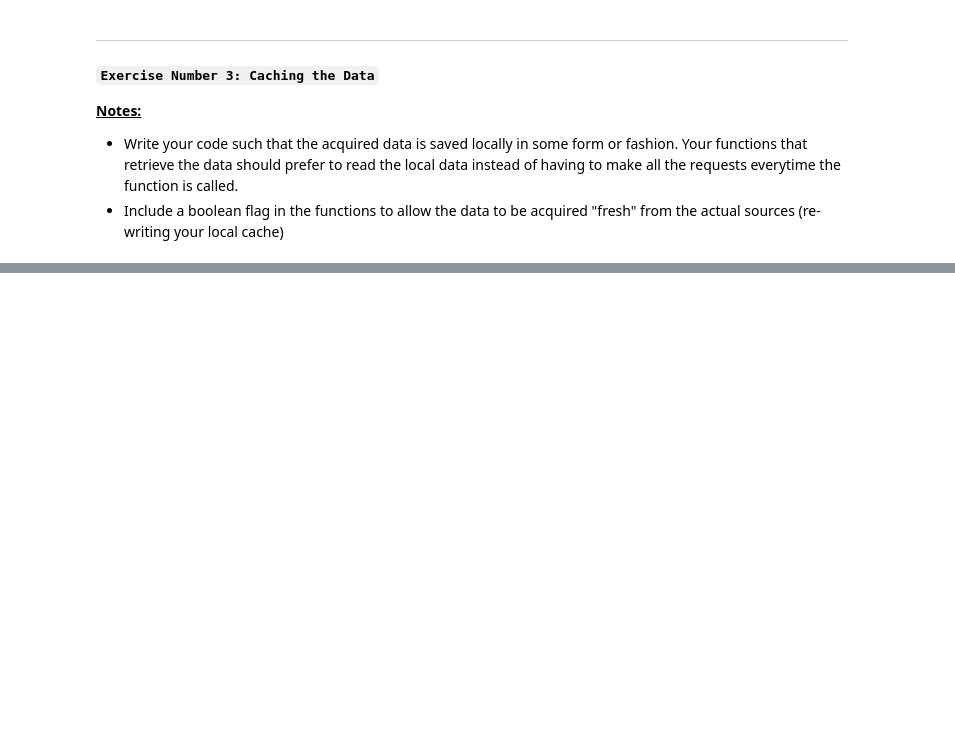
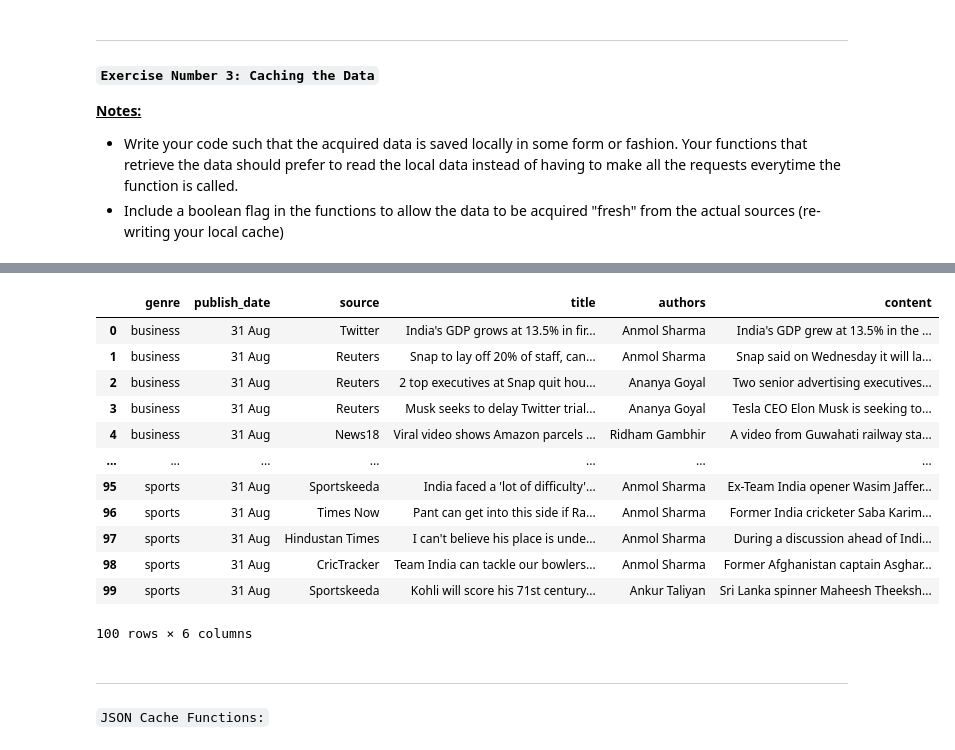
Before and after one commit to mijailmariano/natural-language-processing-exercises, a Jupyter notebook: web_scrapping.ipynb, the cells around one changed output, grey strips where cells are left out. Saved outputs shown, nothing was run; the diff lists cells and outputs as text; code cells hidden in the pictures; blank space fills up the shorter version.

```diff
--- a/web_scrapping.ipynb
+++ b/web_scrapping.ipynb
@@ -470,0 +894,5 @@ dataframe shape: (25, 5)
+# %%
+# let's test this function
+
+inshort_ent = get_news_articles('https://inshorts.com/en/read/entertainment')
+inshort_ent.head() # checks out!
@@ -470,0 +907,5 @@ dataframe shape: (25, 5)
+# %%
+# trying another website
+
+inshort_sports = get_news_articles('https://inshorts.com/en/read/sports')
+inshort_sports.head() # checks out!
@@ -470,0 +920,5 @@ dataframe shape: (25, 5)
+# %%
+# entertainment
+
+inshort_bus = get_news_articles('https://inshorts.com/en/read/business')
+inshort_bus.head() # checks out!
@@ -470,0 +933,5 @@ dataframe shape: (25, 5)
+# %%
+# technology
+
+inshort_tech = get_news_articles('https://inshorts.com/en/read/technology')
+inshort_tech.head() # checks out!
@@ -470,0 +946,22 @@ dataframe shape: (25, 5)
+# %%
+# let's now work on the inshort function
+# where i want to capture all required genre datasets
+
+frames = [inshort_bus, inshort_tech, inshort_ent, inshort_sports]
+
+inshort_articles = pd.concat(frames, axis = 0).reset_index(drop = True)
+inshort_articles
+# %% [output]
+|  | genre | publish_date | source | title | authors | content |
+| 0 | business | 31 Aug | Twitter | India's GDP grows at 13.5% in fir... | Anmol Sharma | India's GDP grew at 13.5% in the ... |
+| 1 | business | 31 Aug | Reuters | Snap to lay off 20% of staff, can... | Anmol Sharma | Snap said on Wednesday it will la... |
+| 2 | business | 31 Aug | Reuters | 2 top executives at Snap quit hou... | Ananya Goyal | Two senior advertising executives... |
+| 3 | business | 31 Aug | Reuters | Musk seeks to delay Twitter trial... | Ananya Goyal | Tesla CEO Elon Musk is seeking to... |
+| 4 | business | 31 Aug | News18 | Viral video shows Amazon parcels ... | Ridham Gambhir | A video from Guwahati railway sta... |
+| ... | ... | ... | ... | ... | ... | ... |
+| 95 | sports | 31 Aug | Sportskeeda | India faced a 'lot of difficulty'... | Anmol Sharma | Ex-Team India opener Wasim Jaffer... |
+| 96 | sports | 31 Aug | Times Now | Pant can get into this side if Ra... | Anmol Sharma | Former India cricketer Saba Karim... |
+| 97 | sports | 31 Aug | Hindustan Times | I can't believe his place is unde... | Anmol Sharma | During a discussion ahead of Indi... |
+| 98 | sports | 31 Aug | CricTracker | Team India can tackle our bowlers... | Anmol Sharma | Former Afghanistan captain Asghar... |
+| 99 | sports | 31 Aug | Sportskeeda | Kohli will score his 71st century... | Ankur Taliyan | Sri Lanka spinner Maheesh Theeksh... |
+100 rows × 6 columns
@@ -470,0 +972,4 @@ dataframe shape: (25, 5)
+# %% [markdown]
+----
+
+``JSON Cache Functions:``
```
Also changed, not shown: parts of 36 cells of this notebook, 3 other files.
